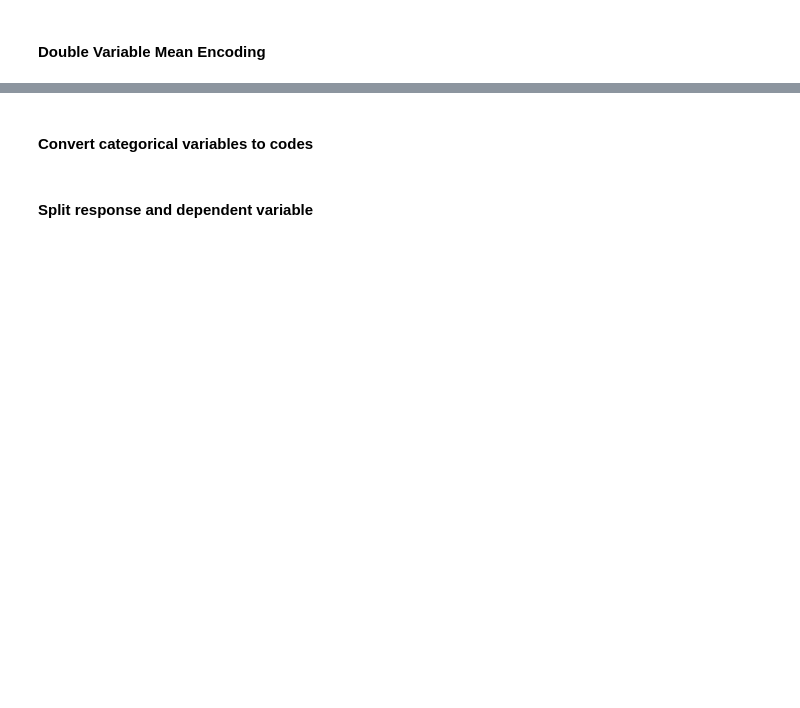
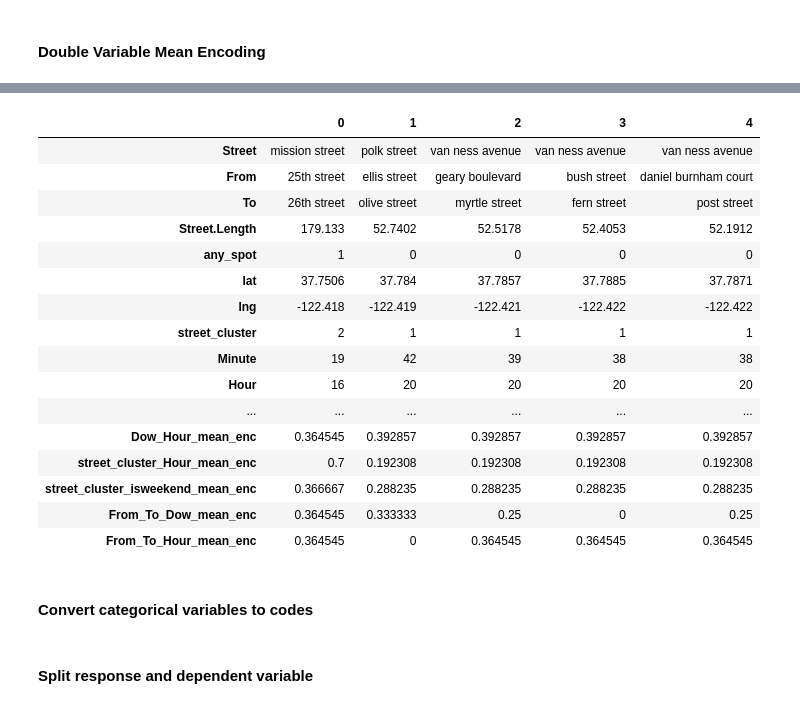
Before and after one commit to dyan10/SF-Parking-prediction-for-Parknav, a Jupyter notebook: models/model222-dy.ipynb, the cells around one changed output, grey strips where cells are left out. Drawn from its saved outputs; the diff is of its cells as text; code cells hidden in the pictures; blank space fills up the shorter version.

```diff
--- a/models/model222-dy.ipynb
+++ b/models/model222-dy.ipynb
@@ -161,0 +177,20 @@ display_all(train.head())
+# %%
+train.head().T
+# %% [output]
+|  | 0 | 1 | 2 | 3 | 4 |
+| Street | mission street | polk street | van ness avenue | van ness avenue | van ness avenue |
+| From | 25th street | ellis street | geary boulevard | bush street | daniel burnham court |
+| To | 26th street | olive street | myrtle street | fern street | post street |
+| Street.Length | 179.133 | 52.7402 | 52.5178 | 52.4053 | 52.1912 |
+| any_spot | 1 | 0 | 0 | 0 | 0 |
+| lat | 37.7506 | 37.784 | 37.7857 | 37.7885 | 37.7871 |
+| lng | -122.418 | -122.419 | -122.421 | -122.422 | -122.422 |
+| street_cluster | 2 | 1 | 1 | 1 | 1 |
+| Minute | 19 | 42 | 39 | 38 | 38 |
+| Hour | 16 | 20 | 20 | 20 | 20 |
+| ... | ... | ... | ... | ... | ... |
+| Dow_Hour_mean_enc | 0.364545 | 0.392857 | 0.392857 | 0.392857 | 0.392857 |
+| street_cluster_Hour_mean_enc | 0.7 | 0.192308 | 0.192308 | 0.192308 | 0.192308 |
+| street_cluster_isweekend_mean_enc | 0.366667 | 0.288235 | 0.288235 | 0.288235 | 0.288235 |
+| From_To_Dow_mean_enc | 0.364545 | 0.333333 | 0.25 | 0 | 0.25 |
+| From_To_Hour_mean_enc | 0.364545 | 0 | 0.364545 | 0.364545 | 0.364545 |
```
Also changed, not shown: parts of 42 cells of this notebook.
